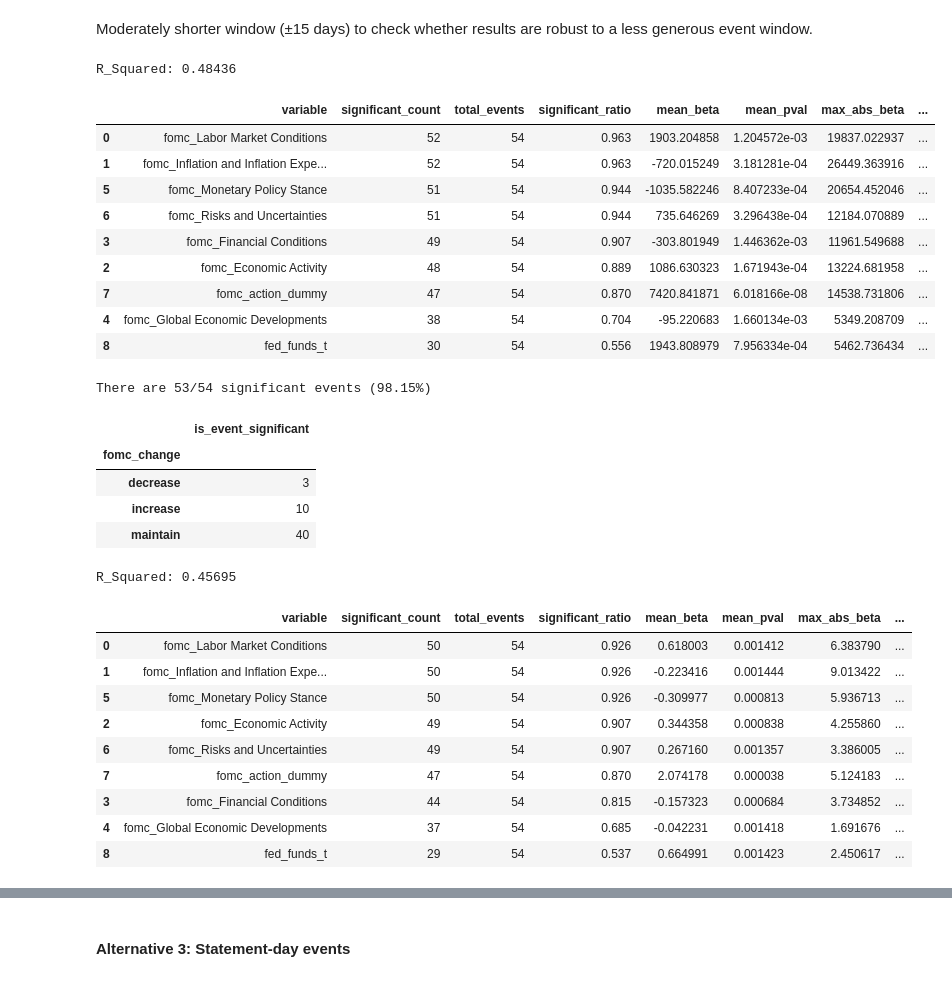
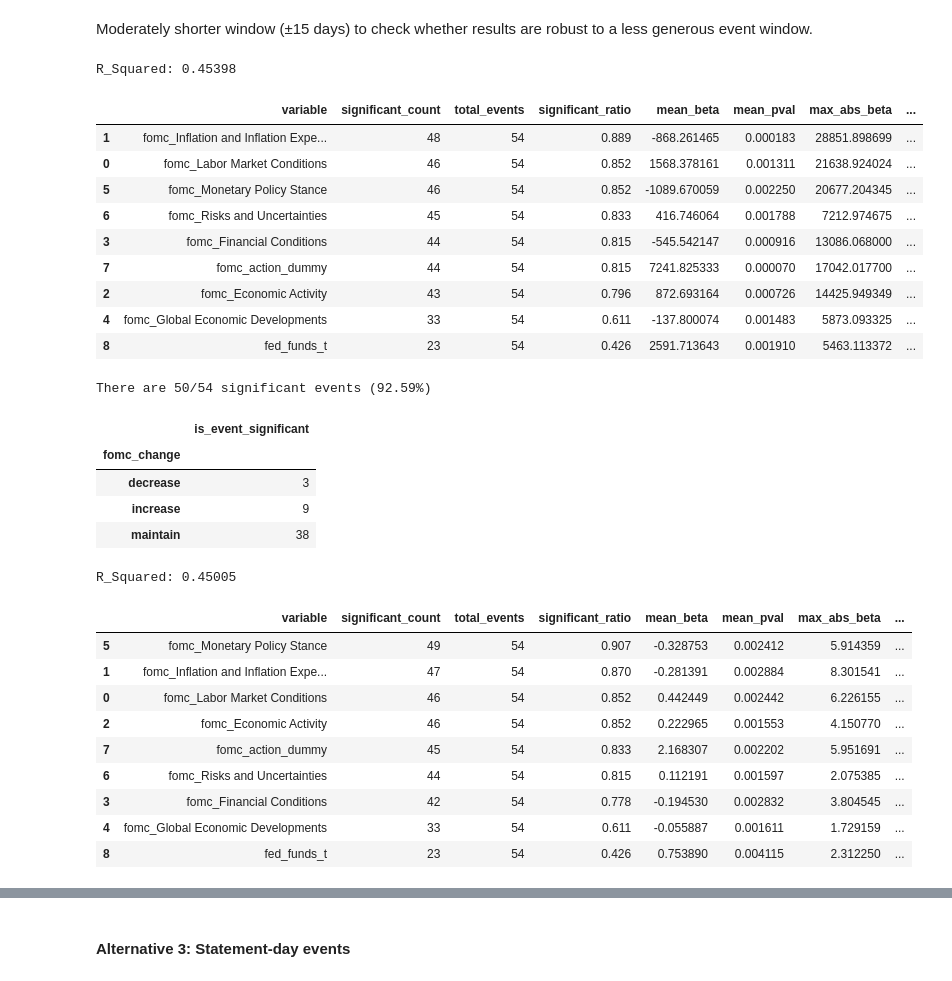
Before and after one commit to tnt1626/fed-action-fed-communication, a Jupyter notebook: src/robustness.ipynb, the cells around one changed output, grey strips where cells are left out. Saved outputs shown, nothing was run; the diff lists cells and outputs as text; code cells hidden in the pictures.

```diff
--- a/src/robustness.ipynb
+++ b/src/robustness.ipynb
@@ -328,55 +328,55 @@ event_vars = [
     "fomc_Labor Market Conditions",
     "fomc_Inflation and Inflation Expectations",
     "fomc_Economic Activity",
     "fomc_Financial Conditions",
     "fomc_Global Economic Developments",
     "fomc_Monetary Policy Stance",
     "fomc_Risks and Uncertainties",
     "fomc_action_dummy"
 ]
 
 config = EventRollingConfig(
     lags=list(range(0, 1)), # no lag
-    days_before=17,
-    days_after=17,
+    days_before=15,
+    days_after=15,
     event_col="fomc_event"  # dummy event
 )
 
 analyzer = EventRolling(
     df=df_vnd_alter_2,
     x_lagged_vars=lagged_indep_vars,
     x_non_lagged_vars=event_vars,
     y_vars=y_vars,
     config=config
 )
 
 results_df_vnd = analyzer.rolling_event_regression_asymmetric()
 summary_df_vnd = analyzer.summarize_results(results_df_vnd)
 r_squared_mean = round(results_df_vnd['r_squared'].mean(), 5)
 print(f'R_Squared: {r_squared_mean}')
 display(summary_df_vnd)
 # %% [output]
-R_Squared: 0.48436
+R_Squared: 0.45398
 |  | variable | significant_count | total_events | significant_ratio | mean_beta | mean_pval | max_abs_beta | ... |
-| 0 | fomc_Labor Market Conditions | 52 | 54 | 0.963 | 1903.204858 | 1.204572e-03 | 19837.022937 | ... |
-| 1 | fomc_Inflation and Inflation Expe... | 52 | 54 | 0.963 | -720.015249 | 3.181281e-04 | 26449.363916 | ... |
-| 5 | fomc_Monetary Policy Stance | 51 | 54 | 0.944 | -1035.582246 | 8.407233e-04 | 20654.452046 | ... |
-| 6 | fomc_Risks and Uncertainties | 51 | 54 | 0.944 | 735.646269 | 3.296438e-04 | 12184.070889 | ... |
-| 3 | fomc_Financial Conditions | 49 | 54 | 0.907 | -303.801949 | 1.446362e-03 | 11961.549688 | ... |
-| 2 | fomc_Economic Activity | 48 | 54 | 0.889 | 1086.630323 | 1.671943e-04 | 13224.681958 | ... |
-| 7 | fomc_action_dummy | 47 | 54 | 0.870 | 7420.841871 | 6.018166e-08 | 14538.731806 | ... |
-| 4 | fomc_Global Economic Developments | 38 | 54 | 0.704 | -95.220683 | 1.660134e-03 | 5349.208709 | ... |
-| 8 | fed_funds_t | 30 | 54 | 0.556 | 1943.808979 | 7.956334e-04 | 5462.736434 | ... |
+| 1 | fomc_Inflation and Inflation Expe... | 48 | 54 | 0.889 | -868.261465 | 0.000183 | 28851.898699 | ... |
+| 0 | fomc_Labor Market Conditions | 46 | 54 | 0.852 | 1568.378161 | 0.001311 | 21638.924024 | ... |
+| 5 | fomc_Monetary Policy Stance | 46 | 54 | 0.852 | -1089.670059 | 0.002250 | 20677.204345 | ... |
+| 6 | fomc_Risks and Uncertainties | 45 | 54 | 0.833 | 416.746064 | 0.001788 | 7212.974675 | ... |
+| 3 | fomc_Financial Conditions | 44 | 54 | 0.815 | -545.542147 | 0.000916 | 13086.068000 | ... |
+| 7 | fomc_action_dummy | 44 | 54 | 0.815 | 7241.825333 | 0.000070 | 17042.017700 | ... |
+| 2 | fomc_Economic Activity | 43 | 54 | 0.796 | 872.693164 | 0.000726 | 14425.949349 | ... |
+| 4 | fomc_Global Economic Developments | 33 | 54 | 0.611 | -137.800074 | 0.001483 | 5873.093325 | ... |
+| 8 | fed_funds_t | 23 | 54 | 0.426 | 2591.713643 | 0.001910 | 5463.113372 | ... |
 # %%
 significant_event_vnd = mapping_messages_to_significant_events(results_df_vnd, new_df)
 significant_event_vnd[significant_event_vnd['is_event_significant']].groupby('fomc_change').count()[['is_event_significant']]
 # %% [output]
-There are 53/54 significant events (98.15%)
+There are 50/54 significant events (92.59%)
 |  | is_event_significant |
 | fomc_change |  |
 | decrease | 3 |
-| increase | 10 |
-| maintain | 40 |
+| increase | 9 |
+| maintain | 38 |
 # %%
 df_cny_alter_2 = new_df.copy()
 # %%
@@ -399,8 +399,8 @@ event_vars = [
 
 config = EventRollingConfig(
     lags=list(range(0, 1)), # no lag
-    days_before=17,
-    days_after=17,
+    days_before=15,
+    days_after=15,
     event_col="fomc_event"  # dummy event
 )
 
@@ -418,17 +418,17 @@ r_squared_mean = round(results_df_cny['r_squared'].mean(), 5)
 print(f'R_Squared: {r_squared_mean}')
 display(summary_df_cny)
 # %% [output]
-R_Squared: 0.45695
+R_Squared: 0.45005
 |  | variable | significant_count | total_events | significant_ratio | mean_beta | mean_pval | max_abs_beta | ... |
-| 0 | fomc_Labor Market Conditions | 50 | 54 | 0.926 | 0.618003 | 0.001412 | 6.383790 | ... |
-| 1 | fomc_Inflation and Inflation Expe... | 50 | 54 | 0.926 | -0.223416 | 0.001444 | 9.013422 | ... |
-| 5 | fomc_Monetary Policy Stance | 50 | 54 | 0.926 | -0.309977 | 0.000813 | 5.936713 | ... |
-| 2 | fomc_Economic Activity | 49 | 54 | 0.907 | 0.344358 | 0.000838 | 4.255860 | ... |
-| 6 | fomc_Risks and Uncertainties | 49 | 54 | 0.907 | 0.267160 | 0.001357 | 3.386005 | ... |
-| 7 | fomc_action_dummy | 47 | 54 | 0.870 | 2.074178 | 0.000038 | 5.124183 | ... |
-| 3 | fomc_Financial Conditions | 44 | 54 | 0.815 | -0.157323 | 0.000684 | 3.734852 | ... |
-| 4 | fomc_Global Economic Developments | 37 | 54 | 0.685 | -0.042231 | 0.001418 | 1.691676 | ... |
-| 8 | fed_funds_t | 29 | 54 | 0.537 | 0.664991 | 0.001423 | 2.450617 | ... |
+| 5 | fomc_Monetary Policy Stance | 49 | 54 | 0.907 | -0.328753 | 0.002412 | 5.914359 | ... |
+| 1 | fomc_Inflation and Inflation Expe... | 47 | 54 | 0.870 | -0.281391 | 0.002884 | 8.301541 | ... |
+| 0 | fomc_Labor Market Conditions | 46 | 54 | 0.852 | 0.442449 | 0.002442 | 6.226155 | ... |
+| 2 | fomc_Economic Activity | 46 | 54 | 0.852 | 0.222965 | 0.001553 | 4.150770 | ... |
+| 7 | fomc_action_dummy | 45 | 54 | 0.833 | 2.168307 | 0.002202 | 5.951691 | ... |
+| 6 | fomc_Risks and Uncertainties | 44 | 54 | 0.815 | 0.112191 | 0.001597 | 2.075385 | ... |
+| 3 | fomc_Financial Conditions | 42 | 54 | 0.778 | -0.194530 | 0.002832 | 3.804545 | ... |
+| 4 | fomc_Global Economic Developments | 33 | 54 | 0.611 | -0.055887 | 0.001611 | 1.729159 | ... |
+| 8 | fed_funds_t | 23 | 54 | 0.426 | 0.753890 | 0.004115 | 2.312250 | ... |
 # %%
 significant_event_cny = mapping_messages_to_significant_events(results_df_cny, new_df)
 significant_event_cny[significant_event_cny['is_event_significant']].groupby('fomc_change').count()[['is_event_significant']]
```
Also changed, not shown: parts of 12 cells of this notebook, 4 other files.
